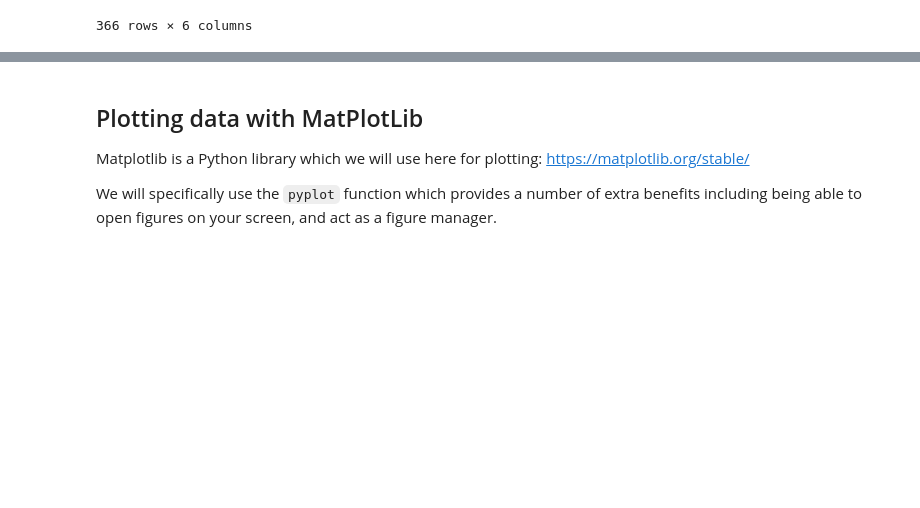
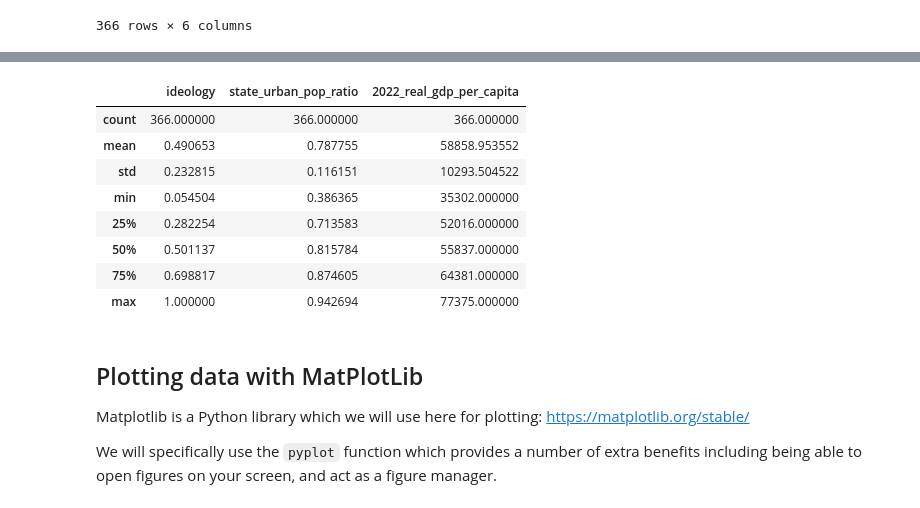
Before and after one commit to edwardoughton/innovators, a Jupyter notebook: Intro_to_data_analysis.ipynb, the cells around one changed output, grey strips where cells are left out. Saved outputs shown, nothing was run; the diff lists cells and outputs as text; code cells hidden in the pictures; blank space fills up the shorter version.

```diff
--- a/Intro_to_data_analysis.ipynb
+++ b/Intro_to_data_analysis.ipynb
@@ -202,3 +239,16 @@ dataframe
+# %%
+#Example: You can even use `.describe()` for the whole dataframe
+dataframe.describe()
+# %% [output]
+|  | ideology | state_urban_pop_ratio | 2022_real_gdp_per_capita |
+| count | 366.000000 | 366.000000 | 366.000000 |
+| mean | 0.490653 | 0.787755 | 58858.953552 |
+| std | 0.232815 | 0.116151 | 10293.504522 |
+| min | 0.054504 | 0.386365 | 35302.000000 |
+| 25% | 0.282254 | 0.713583 | 52016.000000 |
+| 50% | 0.501137 | 0.815784 | 55837.000000 |
+| 75% | 0.698817 | 0.874605 | 64381.000000 |
+| max | 1.000000 | 0.942694 | 77375.000000 |
 # %% [markdown]
 ## Plotting data with MatPlotLib
 
```
Also changed, not shown: parts of 19 cells of this notebook.
